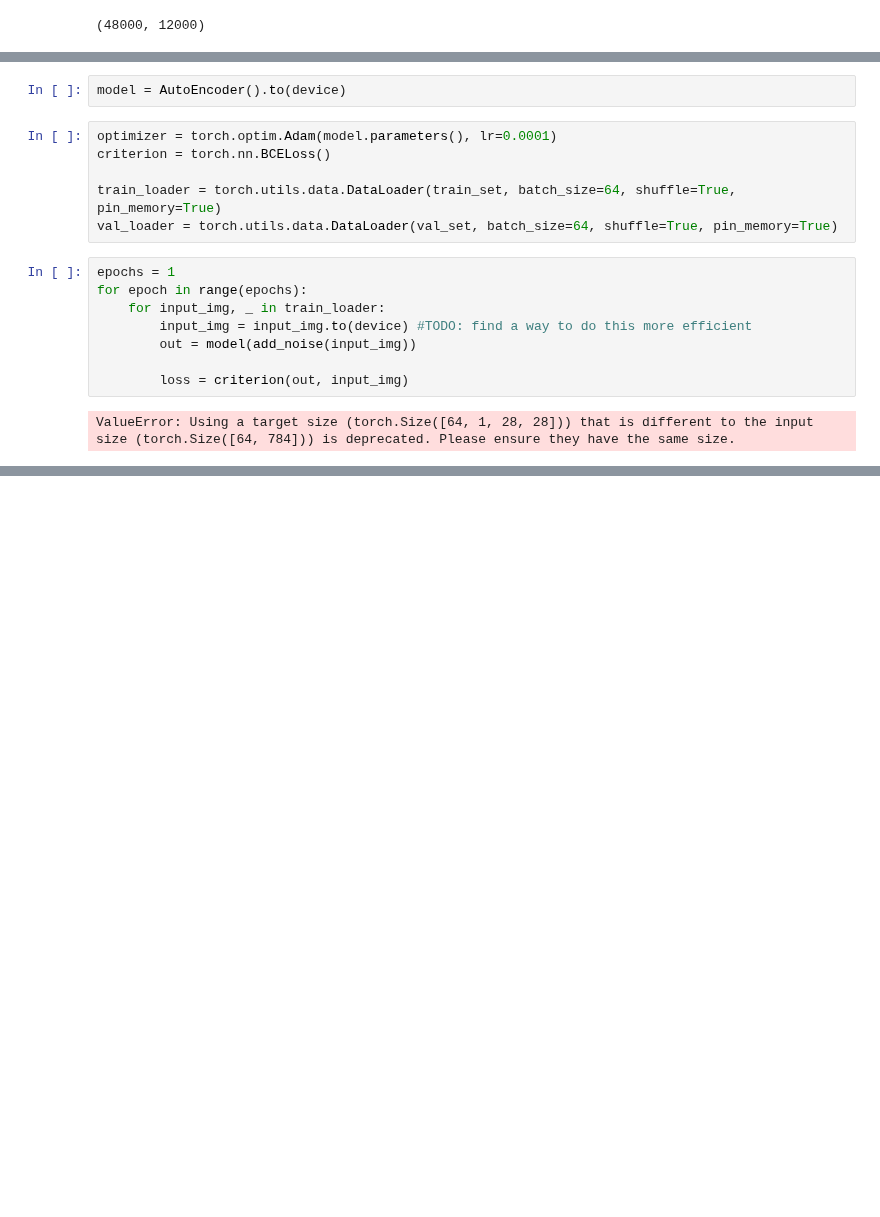
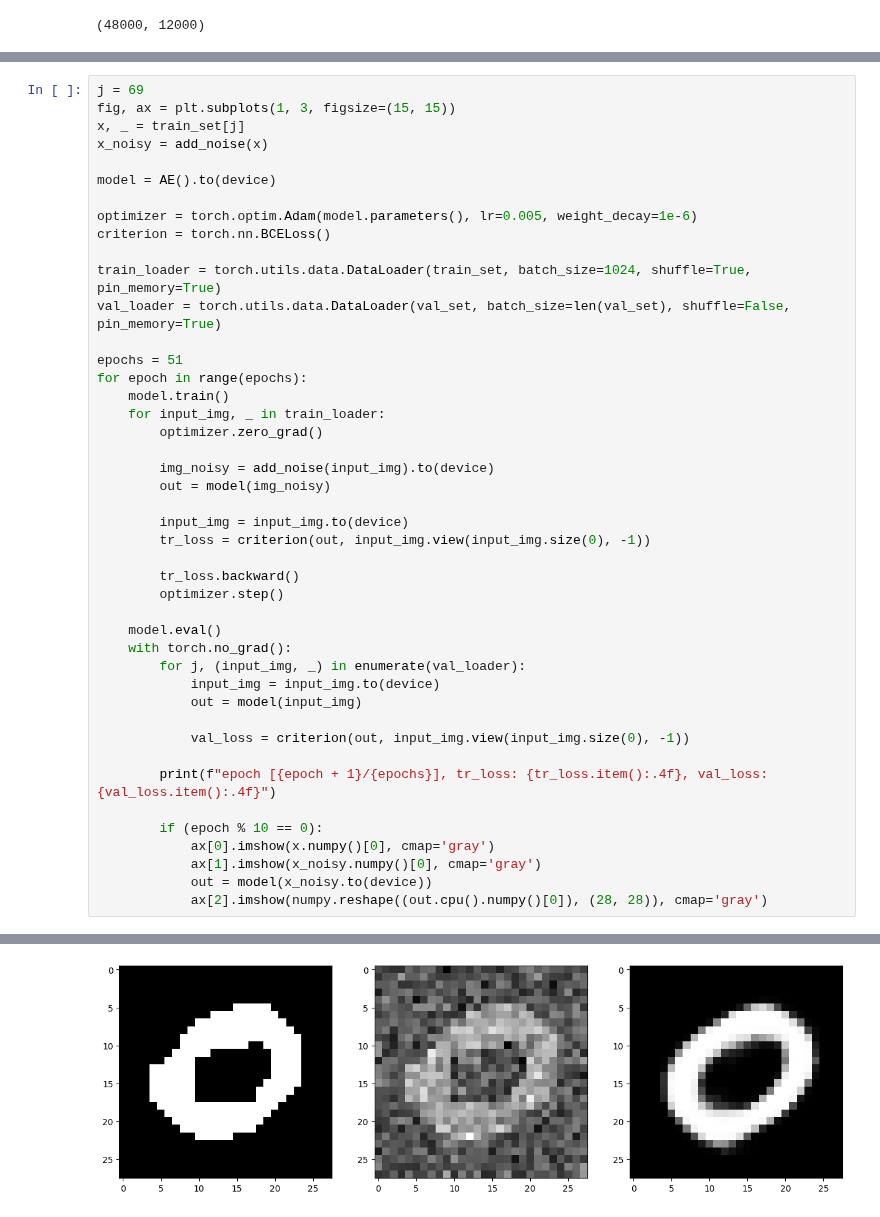
Before and after one commit to JacopoRaffi/ISPR_Assignments, a Jupyter notebook: Assignment3/ISPR_Midterm3_Assignment1_JacopoRaffi.ipynb, the cells around one changed output, grey strips where cells are left out. Drawn from its saved outputs; the diff is of its cells as text; blank space fills up the shorter version.

Commit message:
try to do a Conv AutoEncoder

```diff
--- a/Assignment3/ISPR_Midterm3_Assignment1_JacopoRaffi.ipynb
+++ b/Assignment3/ISPR_Midterm3_Assignment1_JacopoRaffi.ipynb
@@ -67,21 +150,48 @@ class AutoEncoder(nn.Module):
         x = self.encoder(x)
 
         return self.decoder(x)
-# %%
-model = AutoEncoder().to(device)
-# %%
-optimizer = torch.optim.Adam(model.parameters(), lr=0.0001)
-criterion = torch.nn.BCELoss()
-
-train_loader = torch.utils.data.DataLoader(train_set, batch_size=64, shuffle=True, pin_memory=True)
-val_loader = torch.utils.data.DataLoader(val_set, batch_size=64, shuffle=True, pin_memory=True)
-# %%
-epochs = 1
-for epoch in range(epochs):
-    for input_img, _ in train_loader:
-        input_img = input_img.to(device) #TODO: find a way to do this more efficient
-        out = model(add_noise(input_img))
-
-        loss = criterion(out, input_img)
-# %% [output]
-ValueError: Using a target size (torch.Size([64, 1, 28, 28])) that is different to the input size (torch.Size([64, 784])) is deprecated. Please ensure they have the same size.
+# %%
+j = 69
+fig, ax = plt.subplots(1, 3, figsize=(15, 15))
+x, _ = train_set[j]
+x_noisy = add_noise(x)
+
+model = AE().to(device)
+
+optimizer = torch.optim.Adam(model.parameters(), lr=0.005, weight_decay=1e-6)
+criterion = torch.nn.BCELoss()
+
+train_loader = torch.utils.data.DataLoader(train_set, batch_size=1024, shuffle=True, pin_memory=True)
+val_loader = torch.utils.data.DataLoader(val_set, batch_size=len(val_set), shuffle=False, pin_memory=True)
+
+epochs = 51
+for epoch in range(epochs):
+    model.train()
+    for input_img, _ in train_loader:
+        optimizer.zero_grad()
+
+        img_noisy = add_noise(input_img).to(device)
+        out = model(img_noisy)
+
+        input_img = input_img.to(device)
+        tr_loss = criterion(out, input_img.view(input_img.size(0), -1))
+
+        tr_loss.backward()
+        optimizer.step()
+
+    model.eval()
+    with torch.no_grad():
+        for j, (input_img, _) in enumerate(val_loader):
+            input_img = input_img.to(device)
+            out = model(input_img)
+
+            val_loss = criterion(out, input_img.view(input_img.size(0), -1))
+
+        print(f"epoch [{epoch + 1}/{epochs}], tr_loss: {tr_loss.item():.4f}, val_loss: {val_loss.item():.4f}")
+
+        if (epoch % 10 == 0):
+            ax[0].imshow(x.numpy()[0], cmap='gray')
+            ax[1].imshow(x_noisy.numpy()[0], cmap='gray')
+            out = model(x_noisy.to(device))
+            ax[2].imshow(numpy.reshape((out.cpu().numpy()[0]), (28, 28)), cmap='gray')
+# %% [output]
@@ -87,0 +215 @@ ValueError: Using a target size (torch.Size([64, 1, 28, 28])) that is different
+[figure, added]
```
Also changed, not shown: parts of 9 cells of this notebook.
